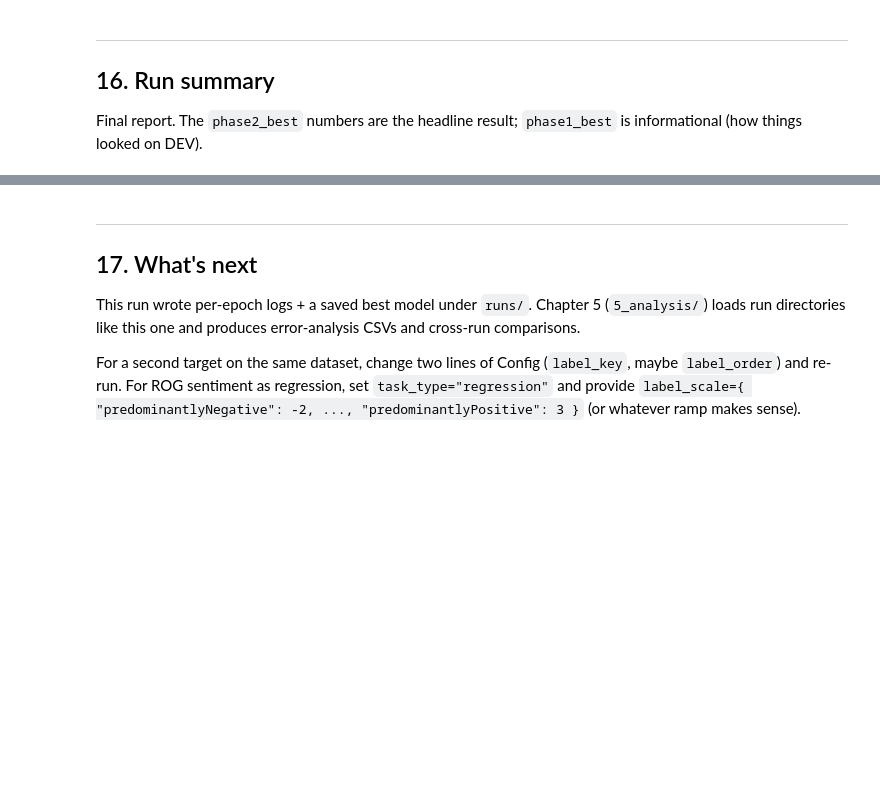
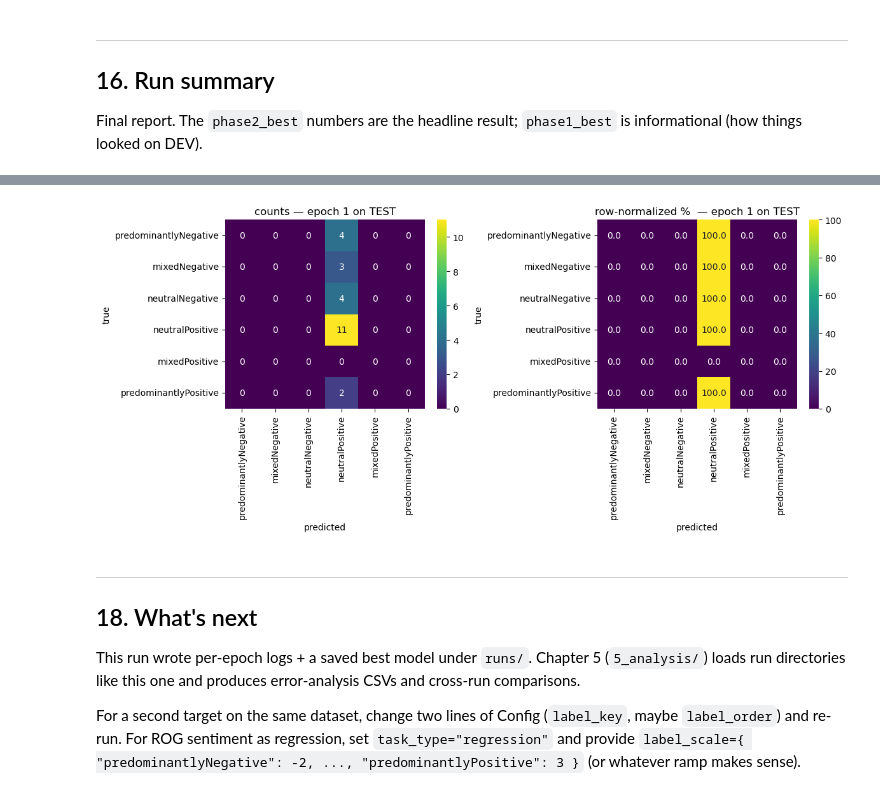
Before and after one commit to porupski/slavic-speech-pipeline, a Jupyter notebook: 3_instance_models/30_train_instance.ipynb, the cells around one changed output, grey strips where cells are left out. Saved outputs shown, nothing was run; the diff lists cells and outputs as text; code cells hidden in the pictures; blank space fills up the shorter version.

Commit message:
Refined 30_train_instance.ipynb. Requires full run test with proper model.

```diff
--- a/3_instance_models/30_train_instance.ipynb
+++ b/3_instance_models/30_train_instance.ipynb
@@ -981,7 +1133,43 @@ best model: models/test/ROG-Dialog_sentiment_classification_20260528-092630/best
+# %%
+if cfg.task_type == "classification":
+    best_epoch_dir = run_dir / "phase2_test" / "epoch_logs" / f"epoch_{phase2_best['epoch']}"
+    preds_path = best_epoch_dir / "predictions.json"
+    if not preds_path.exists():
+        raise FileNotFoundError(f"Expected predictions at {preds_path}, but it's missing.")
+
+    preds_data = json.loads(preds_path.read_text())
+    y_true_idx = [int(p["gold_raw"]) for p in preds_data]
+    y_pred_idx = [label2id[p["pred_label"]] for p in preds_data]
+
+    str_labels = [str(x) for x in cfg.label_order]
+    n = len(cfg.label_order)
+    cm = confusion_matrix(y_true_idx, y_pred_idx, labels=list(range(n)))
+    row_sums = cm.sum(axis=1, keepdims=True)
+    cm_rel = np.divide(cm.astype(float), row_sums,
+                       out=np.zeros_like(cm, dtype=float),
+                       where=row_sums != 0) * 100.0
+
+    fig, axes = plt.subplots(1, 2, figsize=(max(12, n * 2.0), max(5, n * 0.9)))
+    sns.heatmap(cm, annot=True, fmt="d", cmap="viridis",
+                xticklabels=str_labels, yticklabels=str_labels, ax=axes[0])
+    axes[0].set_xlabel("predicted"); axes[0].set_ylabel("true")
+    axes[0].set_title(f"counts — epoch {phase2_best['epoch']} on TEST")
+
+    sns.heatmap(cm_rel, annot=True, fmt=".1f", cmap="viridis",
+                xticklabels=str_labels, yticklabels=str_labels, ax=axes[1])
+    axes[1].set_xlabel("predicted"); axes[1].set_ylabel("true")
+    axes[1].set_title(f"row-normalized %  — epoch {phase2_best['epoch']} on TEST")
+
+    plt.tight_layout()
+    plt.show()
+else:
+    print(f"(skipped — task_type={cfg.task_type!r}, see per-epoch scatter/distribution PNGs)")
+# %% [output]
+[figure, added]
 # %% [markdown]
 ---
 
-## 17. What's next
+## 18. What's next
 
 This run wrote per-epoch logs + a saved best model under `runs/`. Chapter 5 (`5_analysis/`) loads run directories like this one and produces error-analysis CSVs and cross-run comparisons.
 
```
Also changed, not shown: parts of 12 cells of this notebook, 1 other file.
